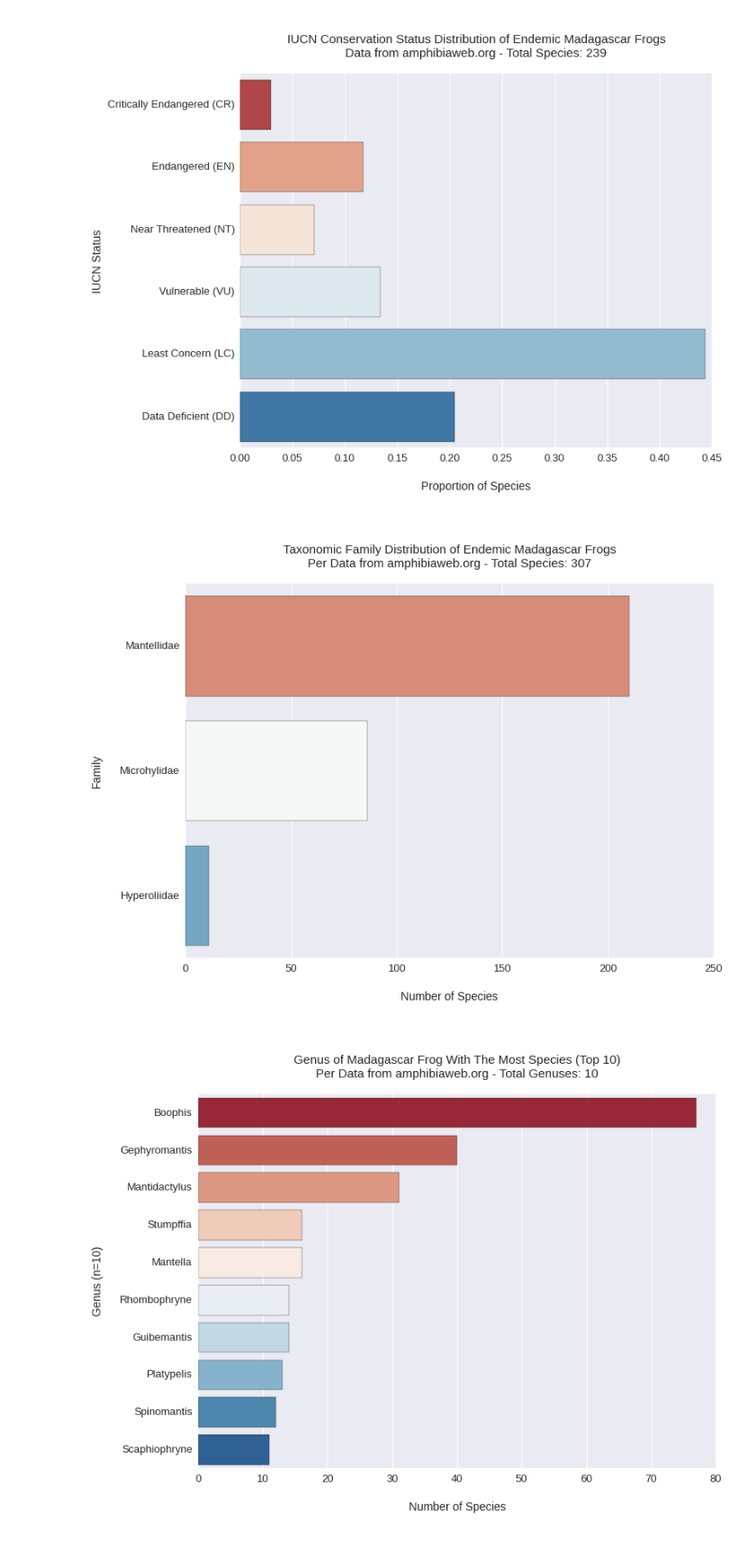
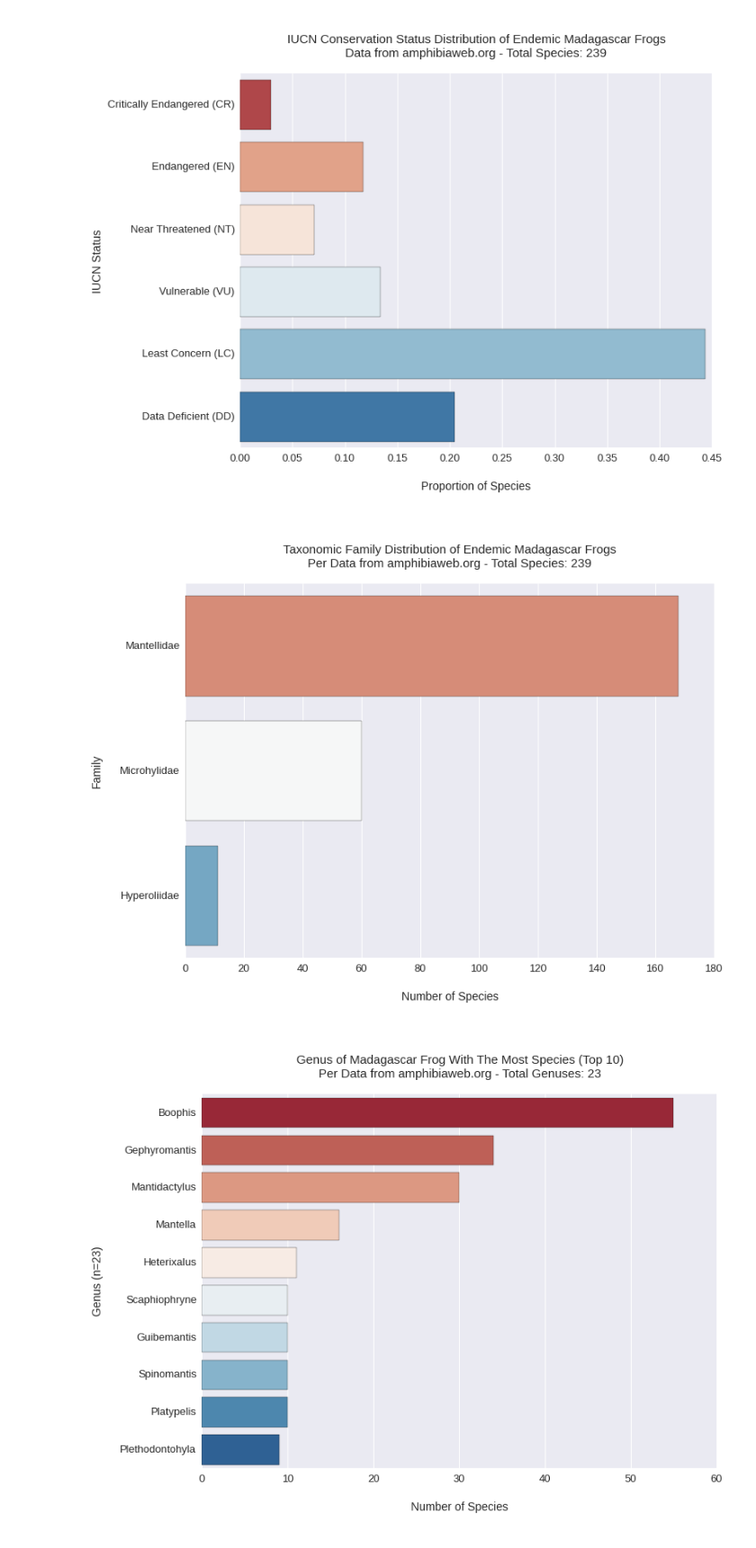
Before and after one commit to jpoles1/MadagascarInvasion, a Jupyter notebook: Amphibians.ipynb, the cells around one changed output. Shown: that part at 90% size. Cells and saved outputs as stored; diff of their text form; code cells hidden in the pictures.

Commit message:
Finalized figures and data for first draft.

```diff
--- a/Amphibians.ipynb
+++ b/Amphibians.ipynb
@@ -31,6 +31,7 @@ xmldf["species"] = sciname.apply(lambda x : x.split()[1])
 # %%
 iucnrawdata = pd.read_table("amphibdat.txt")
 df = pd.merge(xmldf, iucnrawdata, how="left", left_on=["scientificname", "genus", "order", "family", "species"], right_on=["gaa_name", "genus", "order", "family", "species"])
+df = df.dropna(subset=["iucn"])
 df.to_csv("data/amphibians.csv")
 familyct = pd.DataFrame(df["family"].value_counts());
 totalct = len(df.index)
@@ -82,17 +83,17 @@ plt.tick_params(labelsize=13)
 plt.tight_layout()
 plt.savefig("figures/frogFamily.png")
 # %% [output]
-[figure, old version]
+[figure, new version]
 # %%
 n = 10
 genusData = pd.DataFrame(df["genus"].value_counts())
 plt.figure(figsize=(11, 8.5))
-sns.barplot(y=genusData.index, x=genusData["genus"], palette="RdBu")
+sns.barplot(y=genusData[0:n].index, x=genusData[0:n]["genus"], palette="RdBu")
 plt.title("\nGenus of Madagascar Frog With The Most Species (Top "+str(n)+")\nPer Data from amphibiaweb.org - Total Genuses: "+str(len(genusData["genus"]))+"\n", fontsize=15)
 plt.xlabel("\nNumber of Species\n", fontsize=14)
 plt.ylabel("Genus (n="+str(len(genusData["genus"]))+")\n", fontsize=14)
 plt.tick_params(labelsize=13)
 plt.tight_layout()
 plt.savefig("figures/frogGenus.png")
 # %% [output]
-[figure, old version]
+[figure, new version]
```
Also changed, not shown: parts of 2 cells of this notebook, 5 other files.
